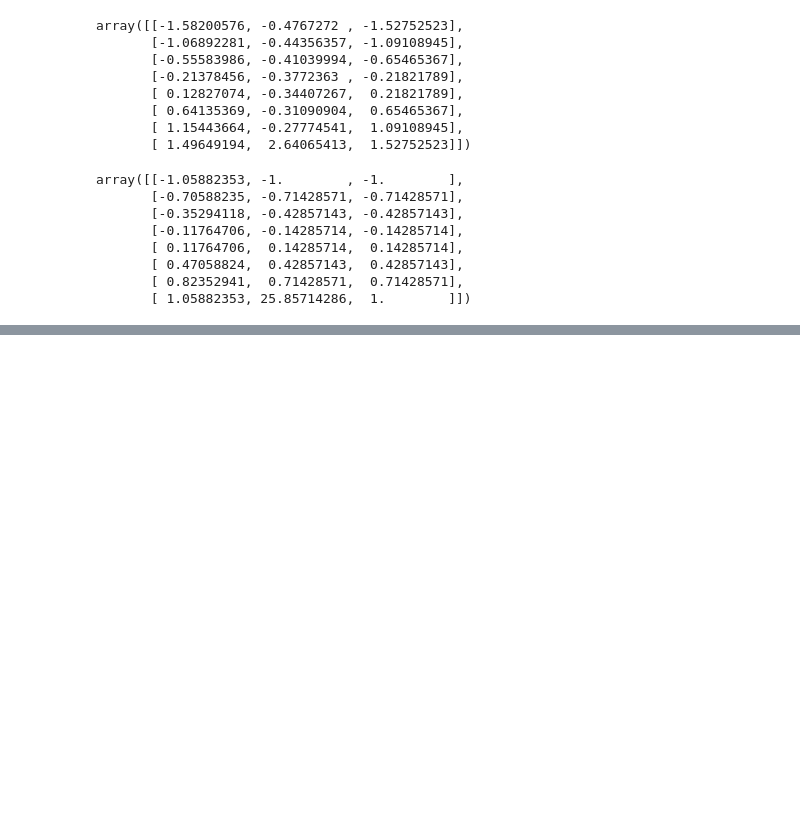
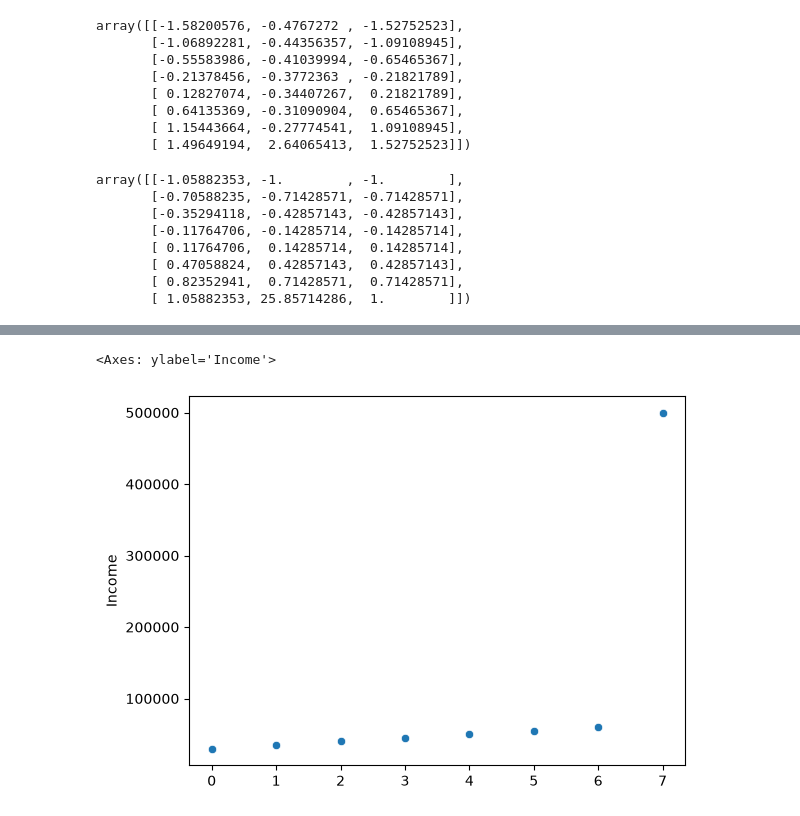
Before and after one commit to adityaraj790391-svg/machine-learning, a Jupyter notebook: Sem 3/encoding.ipynb, the cells around one changed output, grey strips where cells are left out. Cells and saved outputs as stored; diff of their text form; code cells hidden in the pictures; blank space fills up the shorter version.

```diff
--- a/Sem 3/encoding.ipynb
+++ b/Sem 3/encoding.ipynb
@@ -180,0 +194,5 @@ array([[-1.05882353, -1.        , -1.        ],
+# %%
+sns.scatterplot(data=df1['Income'])
+# %% [output]
+<Axes: ylabel='Income'>
+[figure, added]
```
Also changed, not shown: parts of 2 cells of this notebook.
